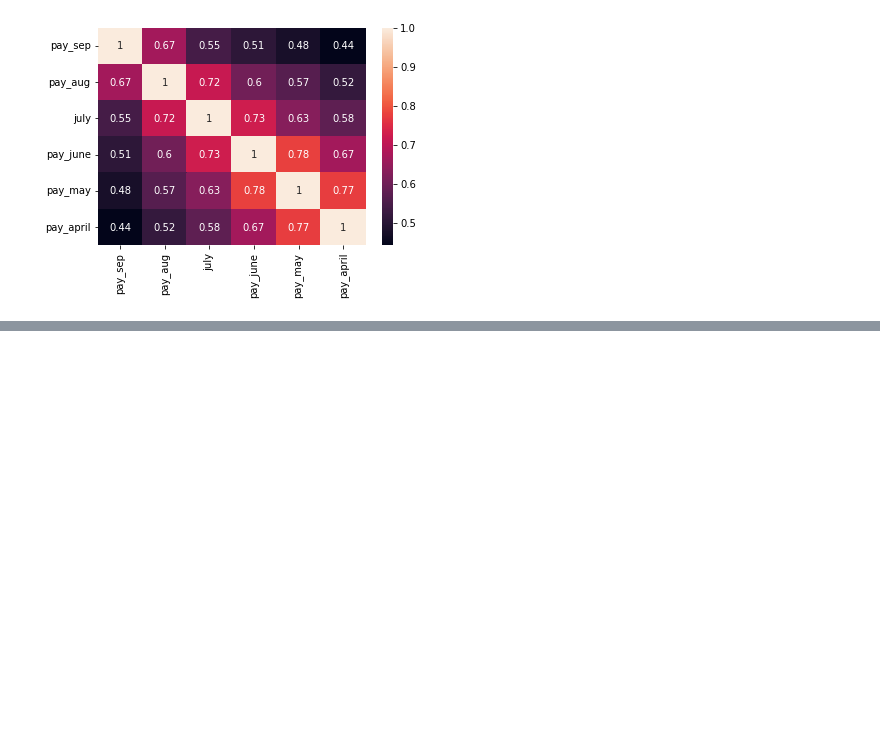
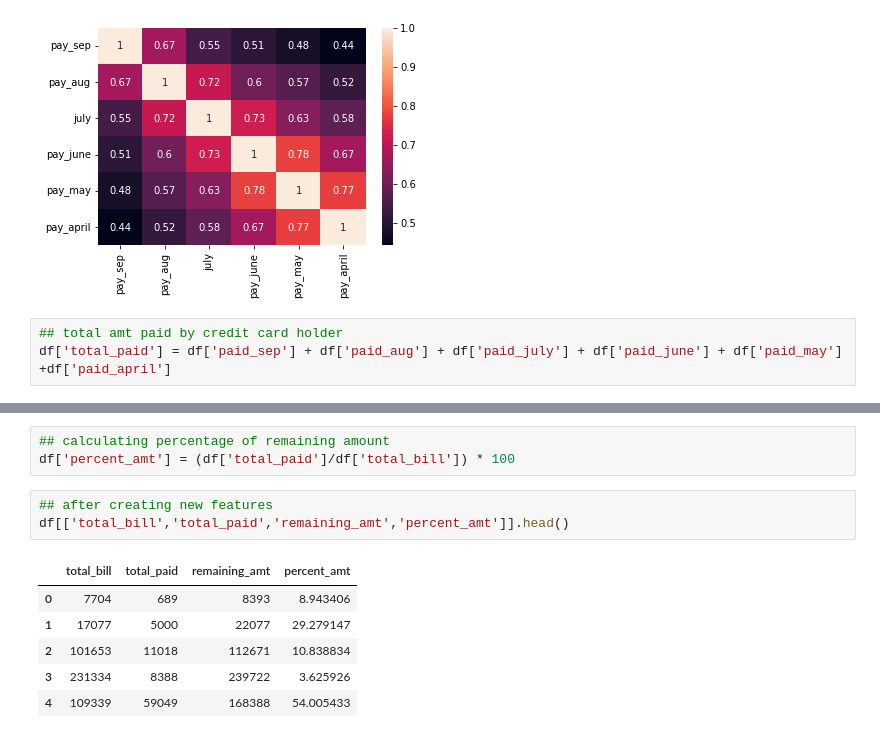
Before and after one commit to IfrazQazi/Credit-Card-Default-Prediction, a Jupyter notebook: Credit_Card_Default_Prediction.ipynb, the cells around one changed output, grey strips where cells are left out. Cells and saved outputs as stored; diff of their text form; blank space fills up the shorter version.

```diff
--- a/Credit_Card_Default_Prediction.ipynb
+++ b/Credit_Card_Default_Prediction.ipynb
@@ -626,3 +616,6 @@ sns.heatmap(corr,annot=True,fmt='.2g')
 # %% [output]
 <matplotlib.axes._subplots.AxesSubplot at 0x...>
 [figure]
+# %%
+## total amt paid by credit card holder
+df['total_paid'] = df['paid_sep'] + df['paid_aug'] + df['paid_july'] + df['paid_june'] + df['paid_may'] +df['paid_april']
@@ -628,0 +634,13 @@ sns.heatmap(corr,annot=True,fmt='.2g')
+# %%
+## calculating percentage of remaining amount
+df['percent_amt'] = (df['total_paid']/df['total_bill']) * 100
+# %%
+## after creating new features
+df[['total_bill','total_paid','remaining_amt','percent_amt']].head()
+# %% [output]
+|  | total_bill | total_paid | remaining_amt | percent_amt |
+| 0 | 7704 | 689 | 8393 | 8.943406 |
+| 1 | 17077 | 5000 | 22077 | 29.279147 |
+| 2 | 101653 | 11018 | 112671 | 10.838834 |
+| 3 | 231334 | 8388 | 239722 | 3.625926 |
+| 4 | 109339 | 59049 | 168388 | 54.005433 |
```
Also changed, not shown: parts of 15 cells of this notebook.
